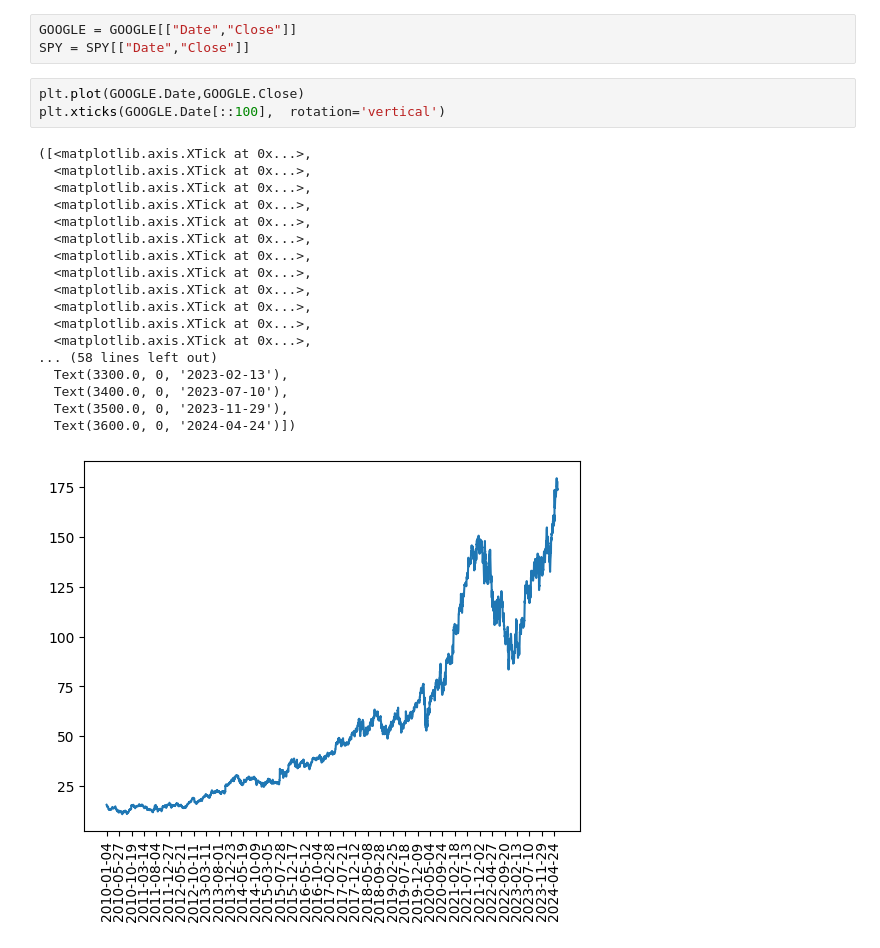
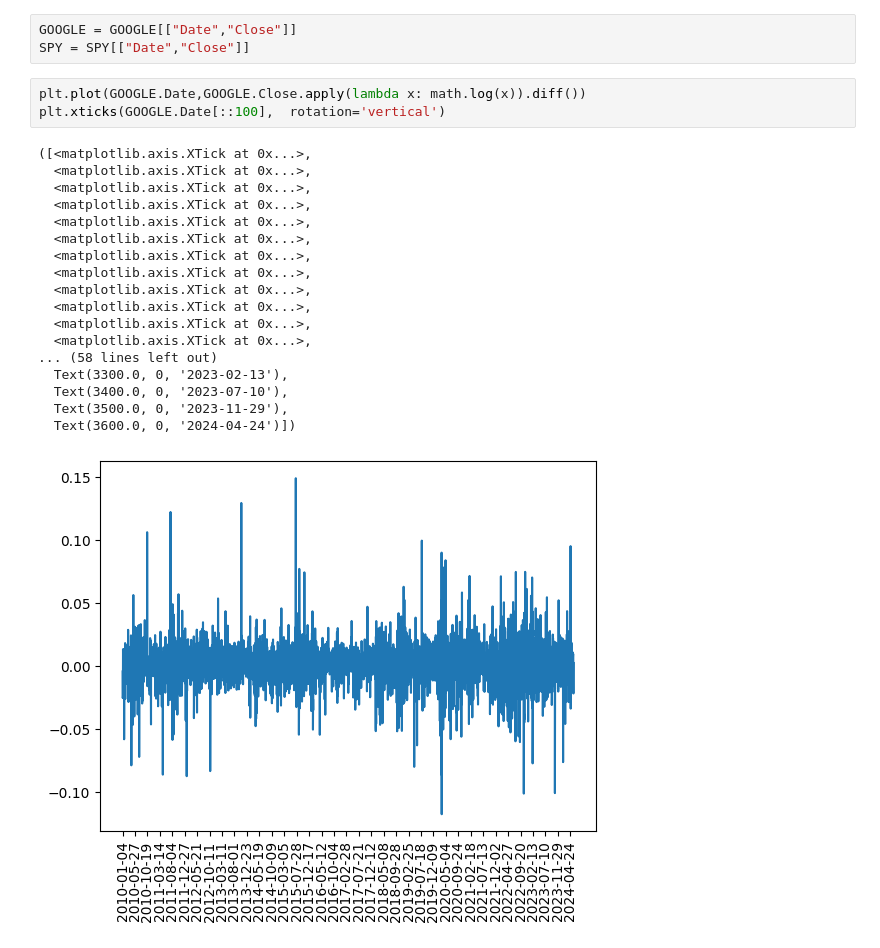
Before and after one commit to SiddharthSomani10101/Time_Series_Prediction_using_ARIMA, a Jupyter notebook: Untitled-1.ipynb, the cells around one changed output. Drawn from its saved outputs; the diff is of its cells as text.

```diff
--- a/Untitled-1.ipynb
+++ b/Untitled-1.ipynb
@@ -11,25 +14,25 @@ SPY = pd.read_csv("SPY.csv")
 GOOGLE = GOOGLE[["Date","Close"]]
 SPY = SPY[["Date","Close"]]
 # %%
-plt.plot(GOOGLE.Date,GOOGLE.Close)
+plt.plot(GOOGLE.Date,GOOGLE.Close.apply(lambda x: math.log(x)).diff())
 plt.xticks(GOOGLE.Date[::100],  rotation='vertical')
 # %% [output]
 ([<matplotlib.axis.XTick at 0x...>,
   <matplotlib.axis.XTick at 0x...>,
   <matplotlib.axis.XTick at 0x...>,
   <matplotlib.axis.XTick at 0x...>,
   <matplotlib.axis.XTick at 0x...>,
   <matplotlib.axis.XTick at 0x...>,
   <matplotlib.axis.XTick at 0x...>,
   <matplotlib.axis.XTick at 0x...>,
   <matplotlib.axis.XTick at 0x...>,
   <matplotlib.axis.XTick at 0x...>,
   <matplotlib.axis.XTick at 0x...>,
   <matplotlib.axis.XTick at 0x...>,
 ... (58 lines left out)
   Text(3300.0, 0, '2023-02-13'),
   Text(3400.0, 0, '2023-07-10'),
   Text(3500.0, 0, '2023-11-29'),
   Text(3600.0, 0, '2024-04-24')])
-[figure, old version]
+[figure, new version]
 # %%
```
Also changed, not shown: parts of 7 cells of this notebook.
